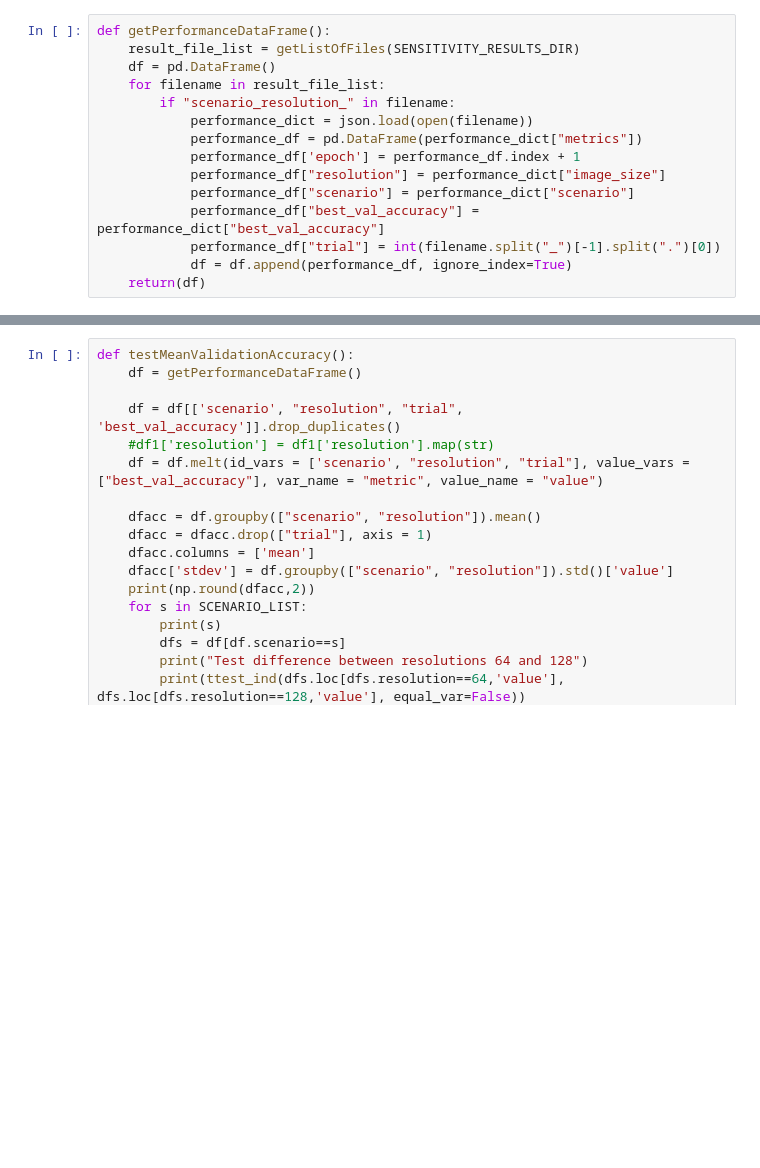
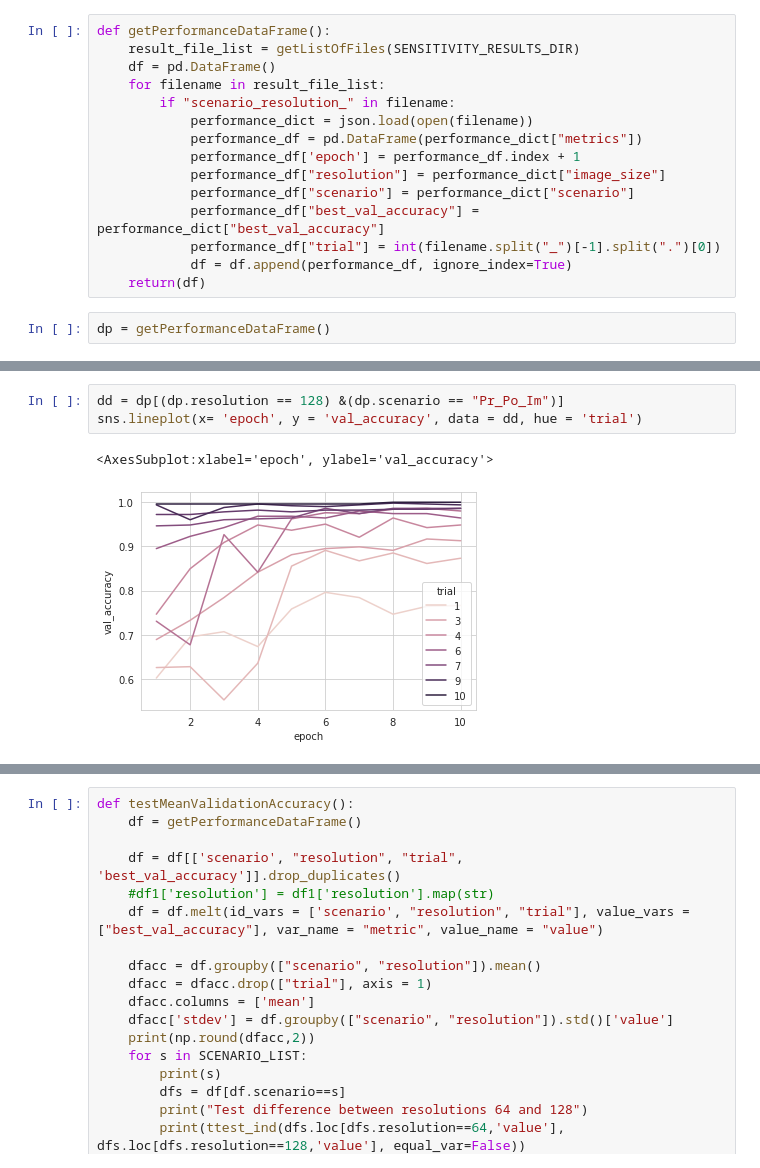
Before and after one commit to narslab/vis-inference, a Jupyter notebook: bin/jupyter/sensitivity-analysis.ipynb, the cells around one changed output, grey strips where cells are left out. Saved outputs shown, nothing was run; the diff lists cells and outputs as text; blank space fills up the shorter version.

```diff
--- a/bin/jupyter/sensitivity-analysis.ipynb
+++ b/bin/jupyter/sensitivity-analysis.ipynb
@@ -29,3 +29,5 @@ def getPerformanceDataFrame():
             performance_df["trial"] = int(filename.split("_")[-1].split(".")[0])
             df = df.append(performance_df, ignore_index=True)
     return(df)
+# %%
+dp = getPerformanceDataFrame()
@@ -32,3 +50,9 @@ def getPerformanceDataFrame():
+# %%
+dd = dp[(dp.resolution == 128) &(dp.scenario == "Pr_Po_Im")]
+sns.lineplot(x= 'epoch', y = 'val_accuracy', data = dd, hue = 'trial')
+# %% [output]
+<AxesSubplot:xlabel='epoch', ylabel='val_accuracy'>
+[figure, added]
 # %%
 def plotMeanAccuracyLoss():
     df = getPerformanceDataFrame()
```
Also changed, not shown: parts of 3 cells of this notebook, 24 other files.
